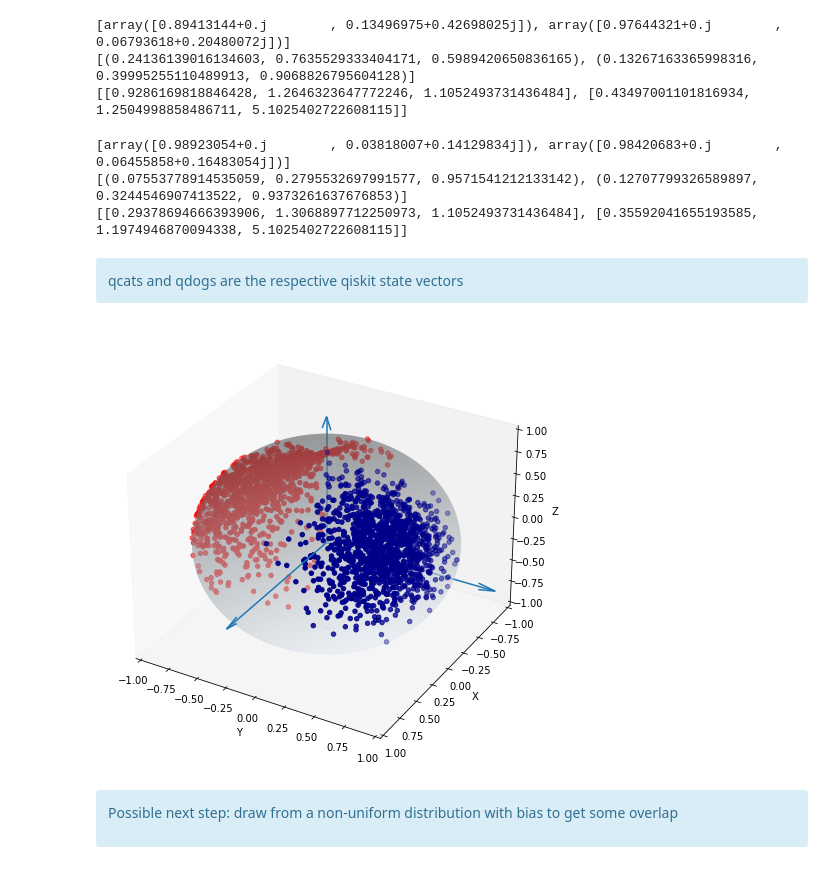
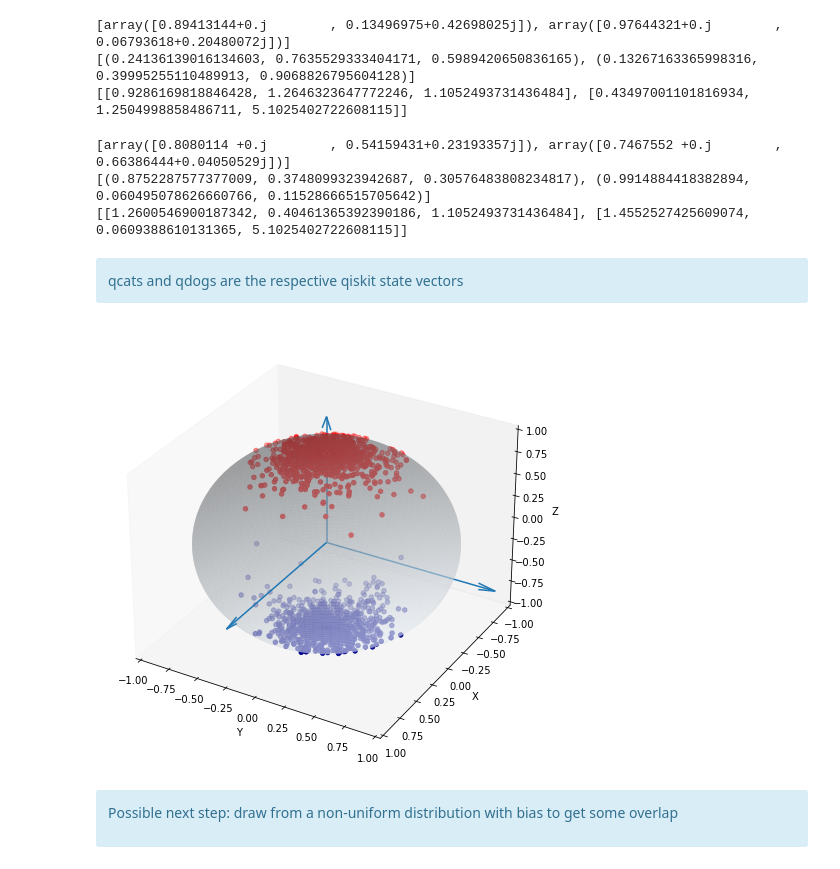
Before and after one commit to Quantronauts/qhack21, a Jupyter notebook: hackaton/datas/State preparation.ipynb, the cells around one changed output. Cells and saved outputs as stored; diff of their text form; code cells hidden in the pictures.

Commit message:
qtas and doqs on x, y, z poles

```diff
--- a/hackaton/datas/State preparation.ipynb
+++ b/hackaton/datas/State preparation.ipynb
@@ -130,10 +132,13 @@ print(angles)
 [(0.24136139016134603, 0.7635529333404171, 0.5989420650836165), (0.13267163365998316, 0.39995255110489913, 0.9068826795604128)]
 [[0.9286169818846428, 1.2646323647772246, 1.1052493731436484], [0.43497001101816934, 1.2504998858486711, 5.1025402722608115]]
 # %%
-state, coords, angles = random_qstates(theta_1=pi / 8,
-                                       theta_2=.1,
-                                       phi_1=3 * pi / 8,
-                                       phi_2=.1,
+# (theta_1, theta_2, phi_1, phi_2) = (pi/8, .1, 3*pi/8, .1)
+(theta_1, theta_2, phi_1, phi_2) = (pi/2, pi/10, 0, pi/10) # |+> |->
+(theta_1, theta_2, phi_1, phi_2) = (pi/2, pi/2, 0, pi/10) # |+> |->
+state, coords, angles = random_qstates(theta_1,
+                                       theta_2,
+                                       phi_1,
+                                       phi_2,
                                        qreg=q,
                                        rng_seed=123,
                                        distr='normal',
@@ -142,9 +147,9 @@ print(state)
 print(coords)
 print(angles)
 # %% [output]
-[array([0.98923054+0.j        , 0.03818007+0.14129834j]), array([0.98420683+0.j        , 0.06455858+0.16483054j])]
-[(0.07553778914535059, 0.2795532697991577, 0.9571541212133142), (0.12707799326589897, 0.3244546907413522, 0.9373261637676853)]
-[[0.29378694666393906, 1.3068897712250973, 1.1052493731436484], [0.35592041655193585, 1.1974946870094338, 5.1025402722608115]]
+[array([0.8080114 +0.j        , 0.54159431+0.23193357j]), array([0.7467552 +0.j        , 0.66386444+0.04050529j])]
+[(0.8752287577377009, 0.3748099323942687, 0.30576483808234817), (0.9914884418382894, 0.060495078626660766, 0.11528666515705642)]
+[[1.2600546900187342, 0.40461365392390186, 1.1052493731436484], [1.4552527425609074, 0.0609388610131365, 5.1025402722608115]]
 # %%
 def plot_two_groups_of_qstates(theta_1,
                                theta_2,
@@ -226,25 +231,42 @@ size = 2500
 # %%
 # squeeze = .65
 # qcats, qdogs, cats_angles, dogs_angles = plot_two_groups_of_qstates(
 #     theta_1=[pi / 6, pi / 3],
 #     theta_2=[pi/2*squeeze, 3*pi/4*squeeze],
 #     phi_1=[-pi / 5, pi / 4],
 #     phi_2=[pi/5*squeeze, 2*pi/3*squeeze],
 #     qreg=q,
 #     rng_seed=[123, 456],
 #     distr=distribution, #'uniform'
 #     size=int(size/2))
 
+# qcats, qdogs, cats_angles, dogs_angles = plot_two_groups_of_qstates(
+#     theta_1=[pi / 5, pi / 3],
+#     theta_2=[.4, .3],
+#     phi_1=[-pi / 5, pi / 3],
+#     phi_2=[.4, .3],
+#     qreg=q,
+#     rng_seed=[123, 456],
+#     distr=distribution, #'normal',
+#     size=int(size/2))
+
+suffix = 'z_poles'
+(theta_1, theta_2, phi_1, phi_2) = ([0, pi], [pi/12, pi/12], [0, 0], [2*pi, 2*pi]) # |0> |1>
+
+# suffix = 'x_poles'
+# (theta_1, theta_2, phi_1, phi_2) = ([pi/2, pi/2], [pi/12, pi/12], [0, pi], [pi/12, pi/12]) # |+> |->
+
+# suffix = 'y_poles'
+# (theta_1, theta_2, phi_1, phi_2) = ([pi/2, pi/2], [pi/12, pi/12], [pi/2, -pi/2], [pi/12, pi/12]) # |+i> |-i>
+
+
 qcats, qdogs, cats_angles, dogs_angles = plot_two_groups_of_qstates(
-    theta_1=[pi / 5, pi / 3],
-    theta_2=[.4, .3],
-    phi_1=[-pi / 5, pi / 3],
-    phi_2=[.4, .3],
+    theta_1, theta_2, phi_1, phi_2,
     qreg=q,
     rng_seed=[123, 456],
     distr=distribution, #'normal',
     size=int(size/2))
 
 # qcats are the red points and qdogs are the blue points
 # %% [output]
-[figure, old version]
+[figure, new version]
```
Also changed, not shown: parts of 16 cells of this notebook, 9 other files.
